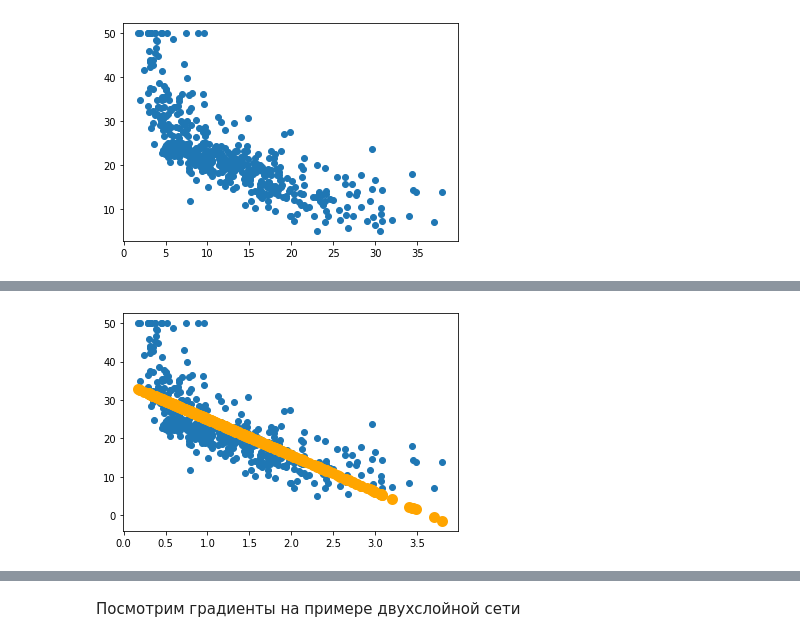
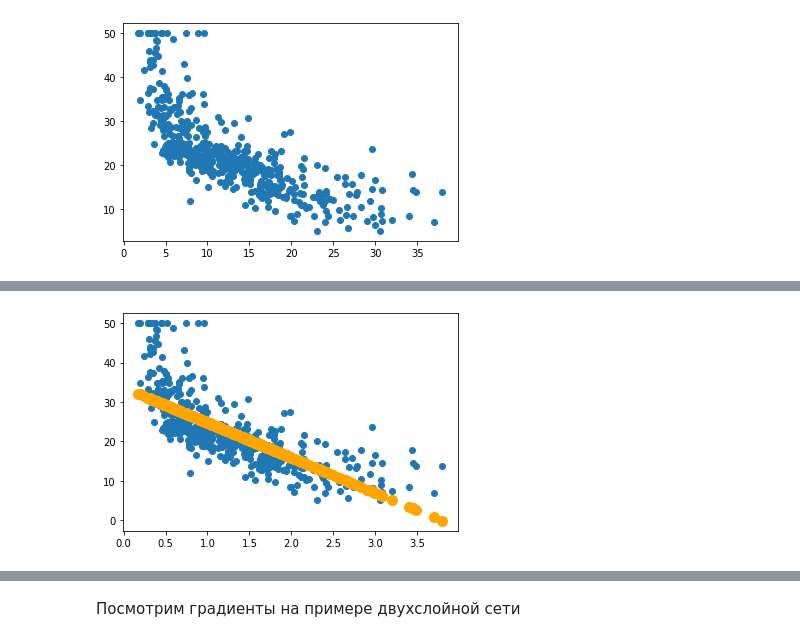
Before and after one commit to MrAntonS/ML22, a Jupyter notebook: 17. Introduction to Neural Networks and the Pytorch Library/[seminar]pytorch_basics.ipynb, the cells around one changed output, grey strips where cells are left out. Saved outputs shown, nothing was run; the diff lists cells and outputs as text; code cells hidden in the pictures.

```diff
--- a/17. Introduction to Neural Networks and the Pytorch Library/[seminar]pytorch_basics.ipynb
+++ b/17. Introduction to Neural Networks and the Pytorch Library/[seminar]pytorch_basics.ipynb
@@ -1079,38 +1079,38 @@ dL/db =
 # %%
 from IPython.display import clear_output
 
-for i in range(300):
+for i in range(100):
 
     y_pred = w * x + b
 
     # Вычисляем функцию ошибок
     loss = torch.mean((y_pred - y)**2)
 
     # Вычисляем градиенты
     loss.backward()
 
 
     # Делаем шаг градиентного спуска по матрице весов
     w.data -= 0.05*w.grad.data
     b.data -= 0.05*b.grad.data
 
     # обнуляем градиенты
     w.grad.data.zero_()
     b.grad.data.zero_()
 
 
 
     # the rest of code is just bells and whistles
-    if (i+1) % 1 == 0:
+    if (i+1) % 5 == 0:
         clear_output(True)
         plt.scatter(x.data.numpy(), y.data.numpy())
         plt.scatter(x.data.numpy(), y_pred.data.numpy(),
                     color='orange', linewidth=5)
         plt.show()
 
         print("loss = ", loss.data.numpy())
         if loss.data.numpy() < 0.5:
             print("Done!")
             break
 # %% [output]
-[figure, old version]
+[figure, new version]
```
Also changed, not shown: parts of 5 cells of this notebook.
